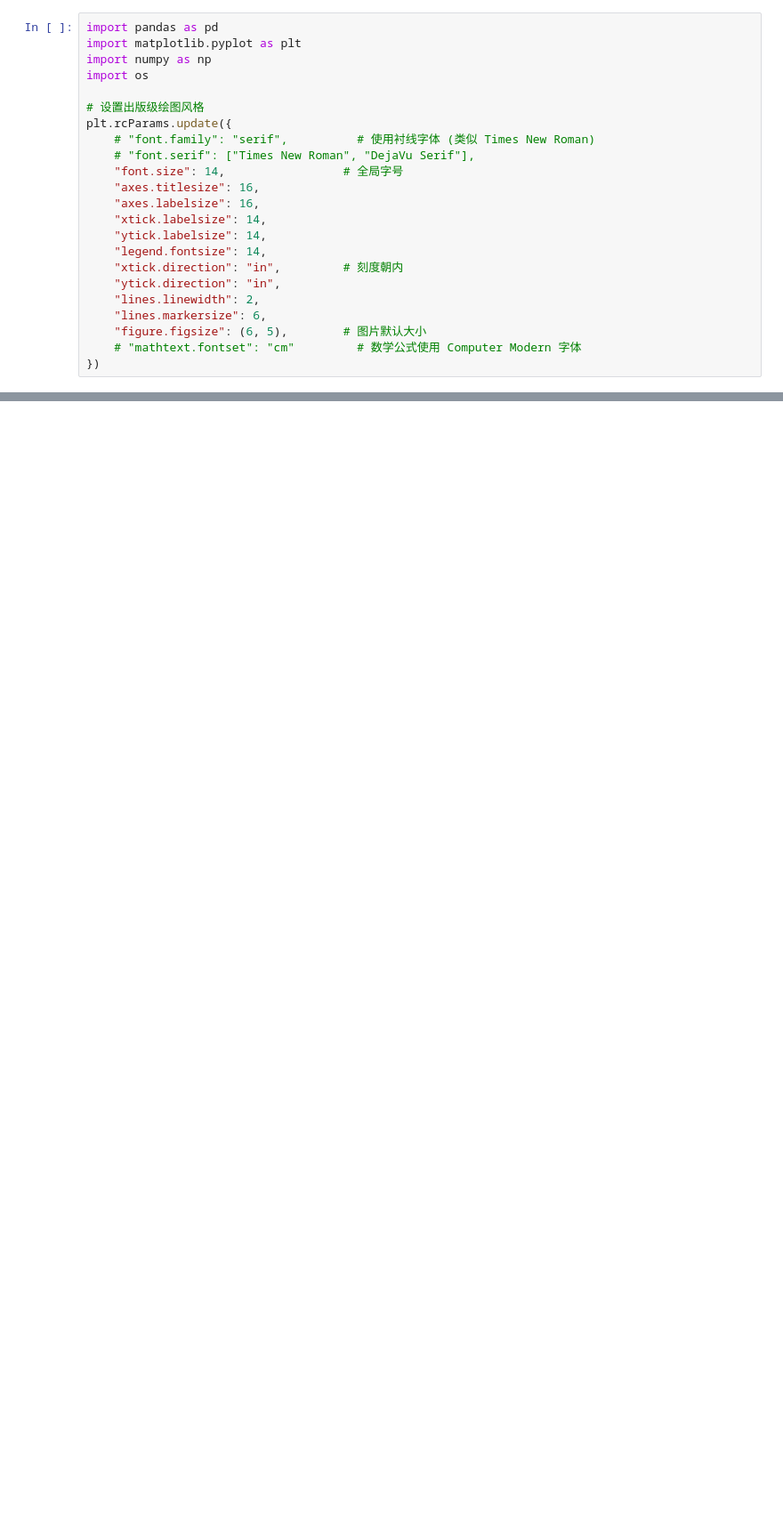
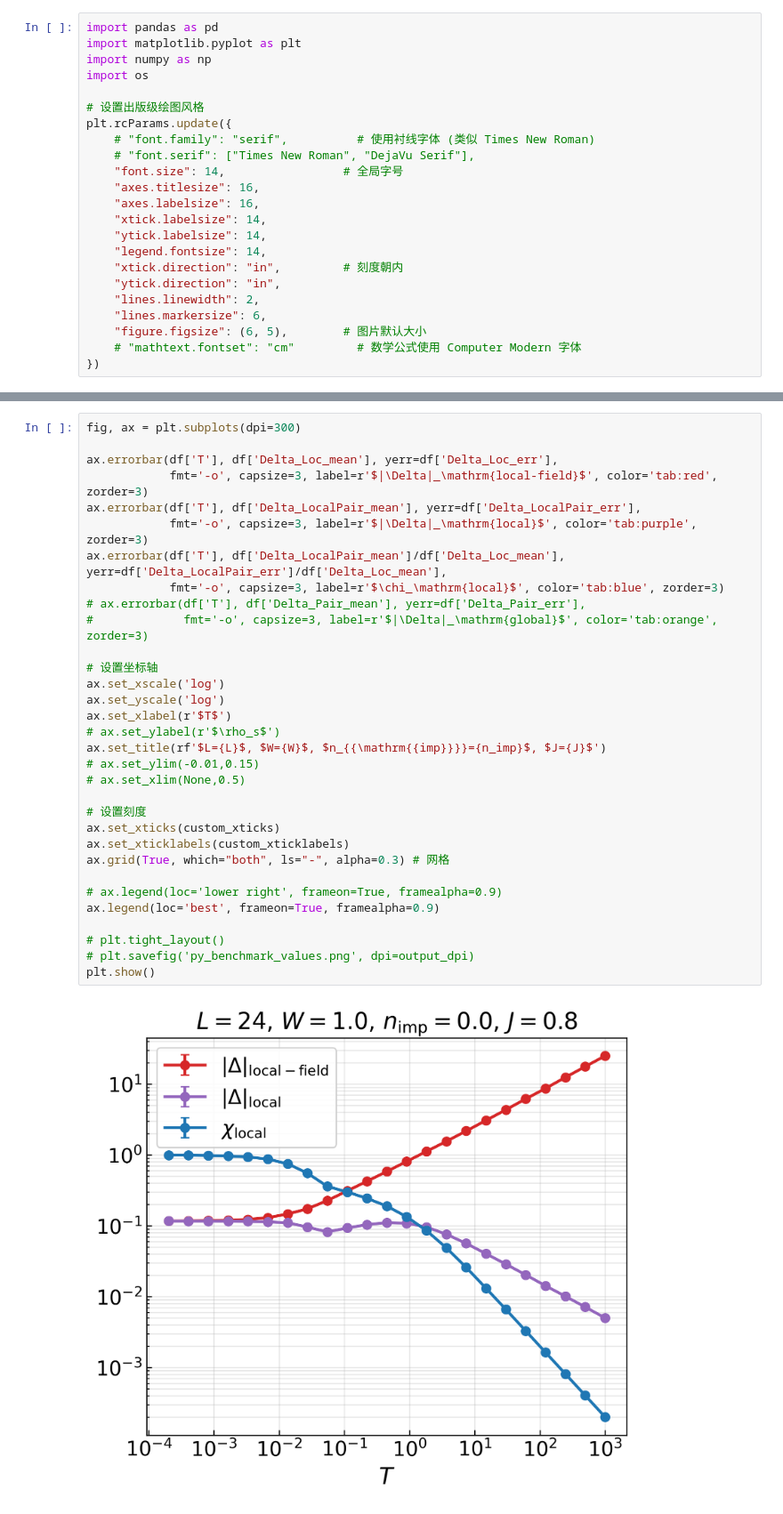
Before and after one commit to YinkaiYu/Hybrid-Monte-Carlo-for-d-wave-SC, a Jupyter notebook: scripts/plot_stiffness.ipynb, the cells around one changed output, grey strips where cells are left out. Shown at 89% size. Cells and saved outputs as stored; diff of their text form; blank space fills up the shorter version.

```diff
--- a/scripts/plot_stiffness.ipynb
+++ b/scripts/plot_stiffness.ipynb
@@ -85,0 +142,34 @@ Plotting Order Parameters...
+# %%
+fig, ax = plt.subplots(dpi=300)
+
+ax.errorbar(df['T'], df['Delta_Loc_mean'], yerr=df['Delta_Loc_err'],
+            fmt='-o', capsize=3, label=r'$|\Delta|_\mathrm{local-field}$', color='tab:red', zorder=3)
+ax.errorbar(df['T'], df['Delta_LocalPair_mean'], yerr=df['Delta_LocalPair_err'],
+            fmt='-o', capsize=3, label=r'$|\Delta|_\mathrm{local}$', color='tab:purple', zorder=3)
+ax.errorbar(df['T'], df['Delta_LocalPair_mean']/df['Delta_Loc_mean'], yerr=df['Delta_LocalPair_err']/df['Delta_Loc_mean'],
+            fmt='-o', capsize=3, label=r'$\chi_\mathrm{local}$', color='tab:blue', zorder=3)
+# ax.errorbar(df['T'], df['Delta_Pair_mean'], yerr=df['Delta_Pair_err'],
+#             fmt='-o', capsize=3, label=r'$|\Delta|_\mathrm{global}$', color='tab:orange', zorder=3)
+
+# 设置坐标轴
+ax.set_xscale('log')
+ax.set_yscale('log')
+ax.set_xlabel(r'$T$')
+# ax.set_ylabel(r'$\rho_s$')
+ax.set_title(rf'$L={L}$, $W={W}$, $n_{{\mathrm{{imp}}}}={n_imp}$, $J={J}$')
+# ax.set_ylim(-0.01,0.15)
+# ax.set_xlim(None,0.5)
+
+# 设置刻度
+ax.set_xticks(custom_xticks)
+ax.set_xticklabels(custom_xticklabels)
+ax.grid(True, which="both", ls="-", alpha=0.3) # 网格
+
+# ax.legend(loc='lower right', frameon=True, framealpha=0.9)
+ax.legend(loc='best', frameon=True, framealpha=0.9)
+
+# plt.tight_layout()
+# plt.savefig('py_benchmark_values.png', dpi=output_dpi)
+plt.show()
+# %% [output]
+[figure, added]
```
Also changed, not shown: parts of 10 cells of this notebook, 9 other files.
